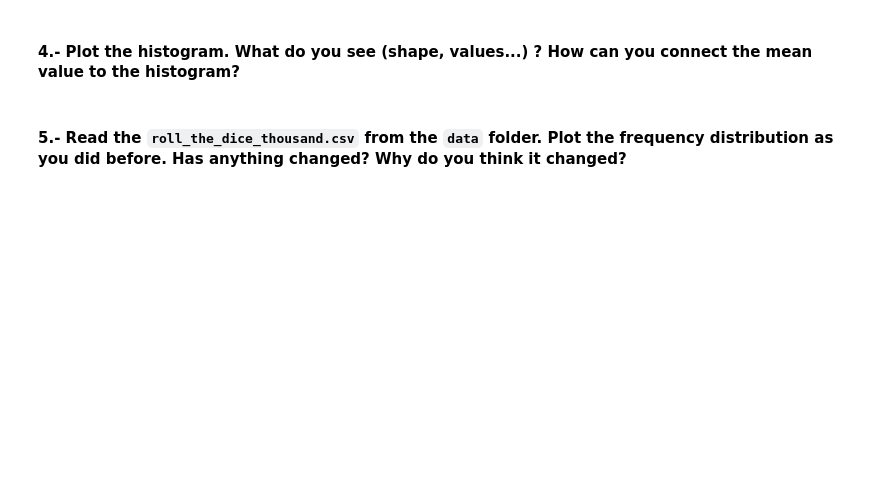
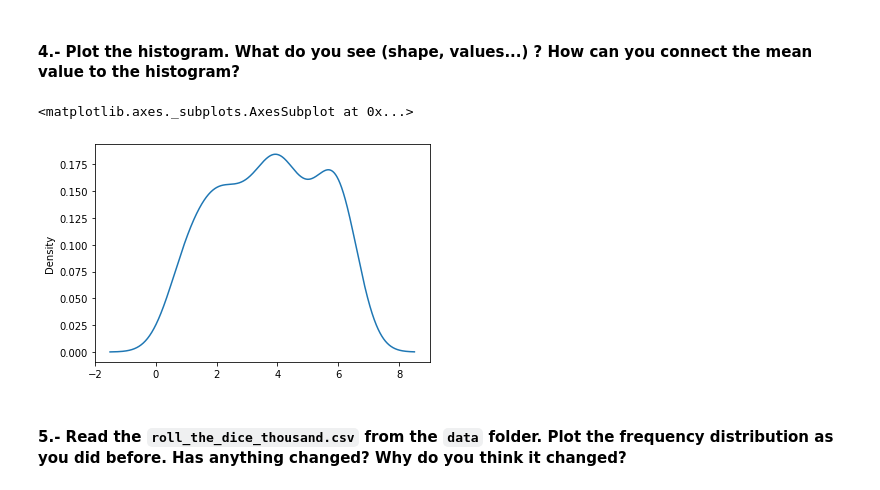
Before and after one commit to ta-data-bcn/descriptive-stats, a Jupyter notebook: your-code/main.ipynb, the cells around one changed output. Drawn from its saved outputs; the diff is of its cells as text; code cells hidden in the pictures; blank space fills up the shorter version.

```diff
--- a/your-code/main.ipynb
+++ b/your-code/main.ipynb
@@ -130,3 +143,7 @@ your comments here
 #### 4.- Plot the histogram. What do you see (shape, values...) ? How can you connect the mean value to the histogram?
 # %%
 # your code here
+csv_dice_res.value.plot.kde()
+# %% [output]
+<matplotlib.axes._subplots.AxesSubplot at 0x...>
+[figure, added]
```
Also changed, not shown: parts of 11 cells of this notebook.
